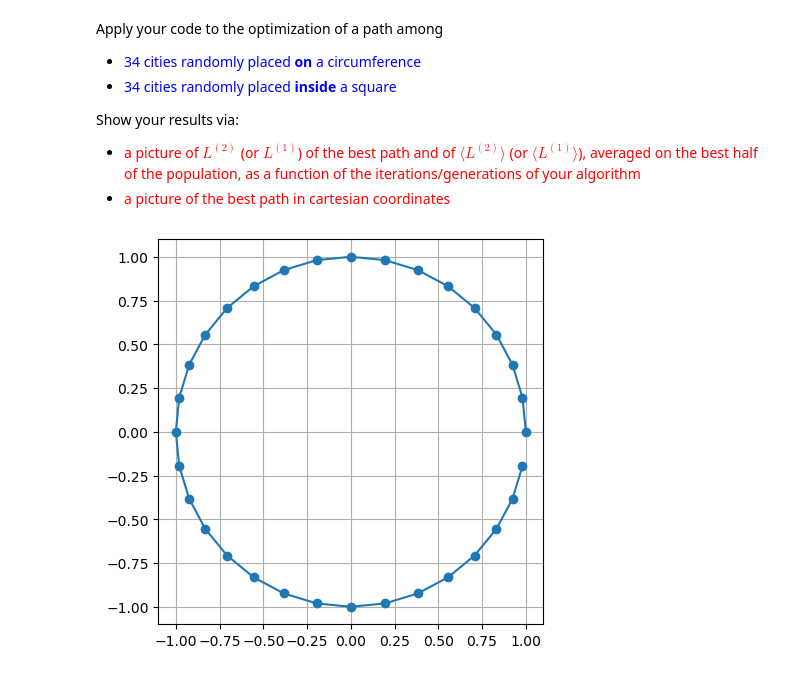
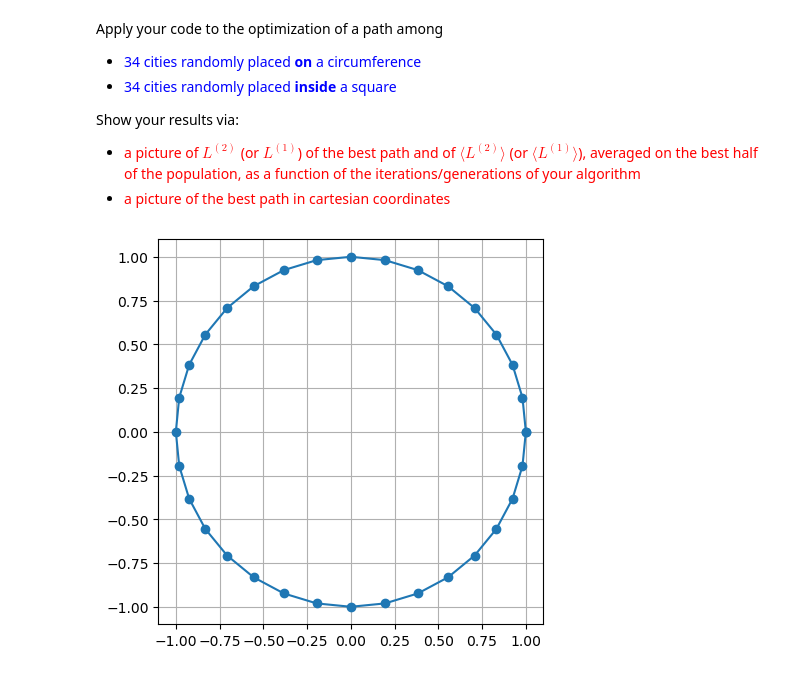
Before and after one commit to RandDouble/SimulazioneNumerica, a Jupyter notebook: LSN_Exercises_09.ipynb, the cells around one changed output. Cells and saved outputs as stored; diff of their text form; code cells hidden in the pictures.

```diff
--- a/LSN_Exercises_09.ipynb
+++ b/LSN_Exercises_09.ipynb
@@ -139,22 +139,23 @@ Show your results via:
 # %%
 import matplotlib.pyplot as plt
 import numpy as np
 import pandas as pd
 
 t = np.linspace(0, 2 * np.pi, 200)
 x = np.cos(t)
 y = np.sin(t)
 
 data = pd.read_csv('eser_9/9_1/best_config_circle.csv')
+data.loc[data.size] = data.loc[0]
 
 # plt.plot(x, y, color = 'k', lw = 2)
 plt.plot(data['x'], data['y'], marker='o')
 plt.grid()
 plt.gcf().set_figwidth(5)
 plt.gcf().set_figheight(5)
 plt.gca().set_aspect('equal','box')
 # %% [output]
-[figure, old version]
+[figure, new version]
 # %%
 import matplotlib.patches as patches
 
```
Also changed, not shown: parts of 1 cell of this notebook, 10 other files.
